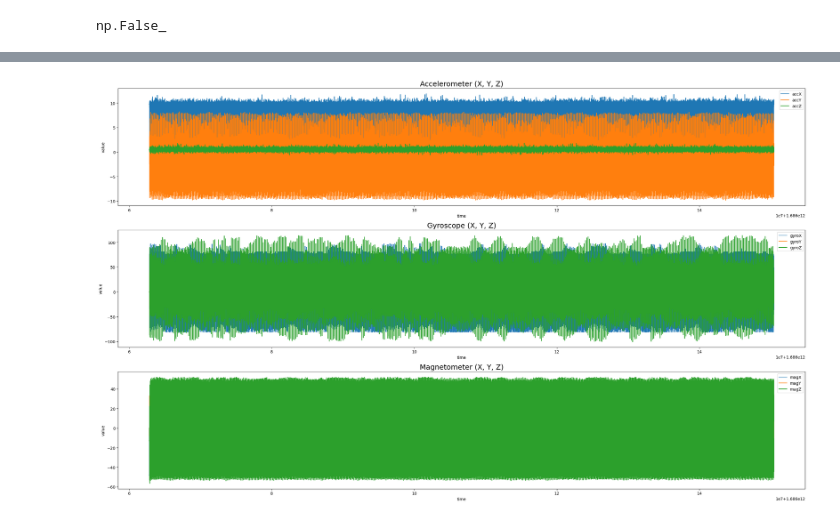
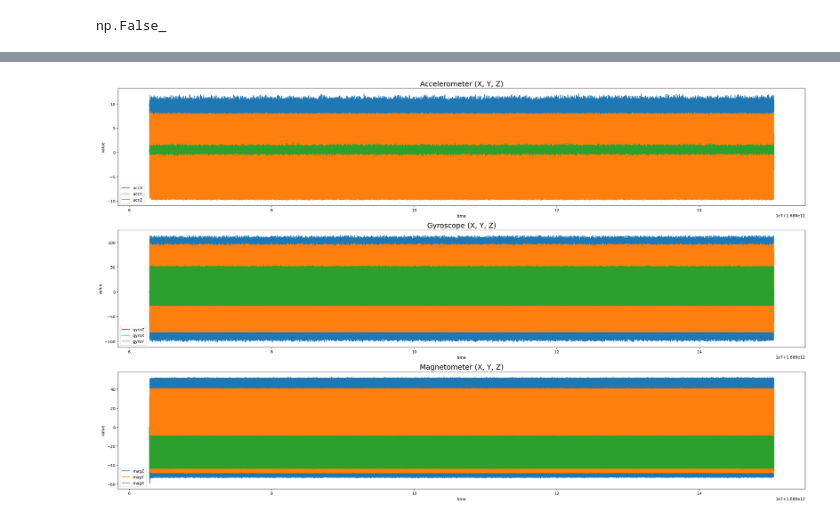
Before and after one commit to AndreFGard/anomaly-detection, a Jupyter notebook: preprocessing.ipynb, the cells around one changed output, grey strips where cells are left out. Saved outputs shown, nothing was run; the diff lists cells and outputs as text; code cells hidden in the pictures.

Commit message:
add basic sensor metrics and filtering plots

```diff
--- a/preprocessing.ipynb
+++ b/preprocessing.ipynb
@@ -70,3 +72,5 @@ faultydf['time'] = faultydf['time'].map(lambda x: x/1e6)
 print(f"A frequência é {1/(df['time'].diff().mean()/1000):.2f}Hz")
 # %%
 df.columns,faultydf.columns
+
+cols = ["accX", "accY","accZ","gyroX", "gyroY", "gyroZ", "magX", "magY", "magZ"]
@@ -80,36 +92,36 @@ df.columns,faultydf.columns
 # %%
 import matplotlib.pyplot as plt
-def plotSensors(dfPlot, step=1000):
+def plotSensors(dfPlot, step=1):
     df = dfPlot.iloc[::step]
     fig = plt.figure(figsize=(25, 15))
 
     # Helper to plot three axes in the same subplot
     def plotSensorsSameGraph(ax, cols, title, x="time"):
         for col in cols:
             ax.plot(df[x], df[col], label=col)
         ax.set_title(title, fontsize=18)
         ax.set_xlabel(x)
         ax.set_ylabel("value")
-        ax.legend()
+        ax.legend(loc='lower left')
 
     # === Subplots ===
     ax1 = fig.add_subplot(3, 1, 1)
     plotSensorsSameGraph(ax1,
-                         cols=["accX", "accY", "accZ"],
+                         cols=["accX", "accY","accZ"],
                          title="Accelerometer (X, Y, Z)")
 
     ax2 = fig.add_subplot(3, 1, 2)
     plotSensorsSameGraph(ax2,
-                         cols=["gyroX", "gyroY", "gyroZ"],
+                         cols=["gyroZ","gyroX", "gyroY", ],
                          title="Gyroscope (X, Y, Z)")
 
     ax3 = fig.add_subplot(3, 1, 3)
     plotSensorsSameGraph(ax3,
-                         cols=["magX", "magY", "magZ"],
+                         cols=["magZ", "magY", "magX"],
                          title="Magnetometer (X, Y, Z)")
 
     plt.tight_layout()
     plt.show()
 plotSensors(df)
 # %% [output]
-[figure, old version]
+[figure, new version]
```
Also changed, not shown: parts of 6 cells of this notebook.
